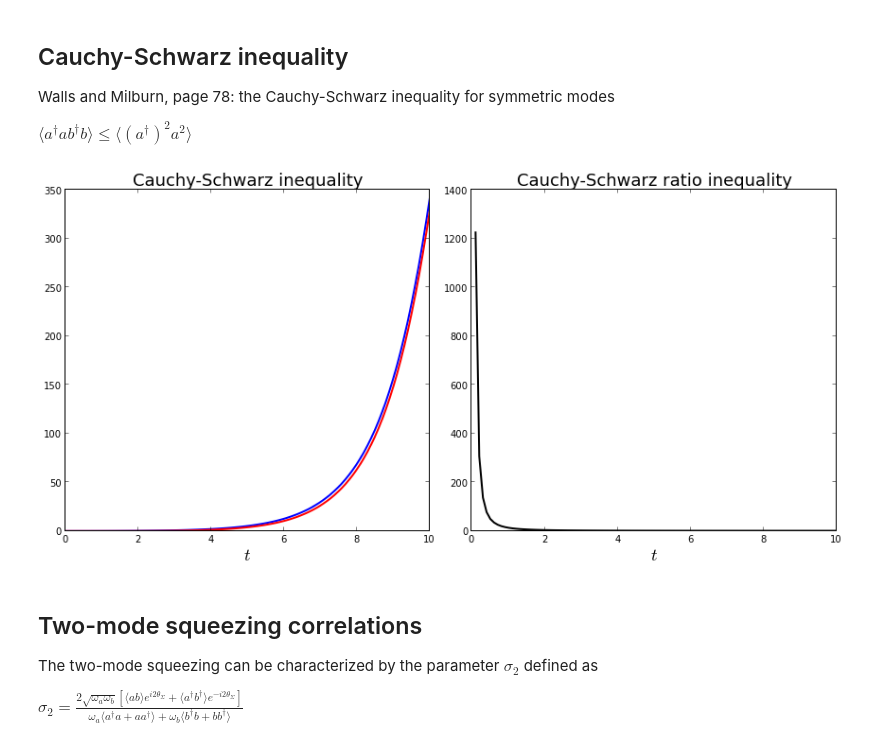
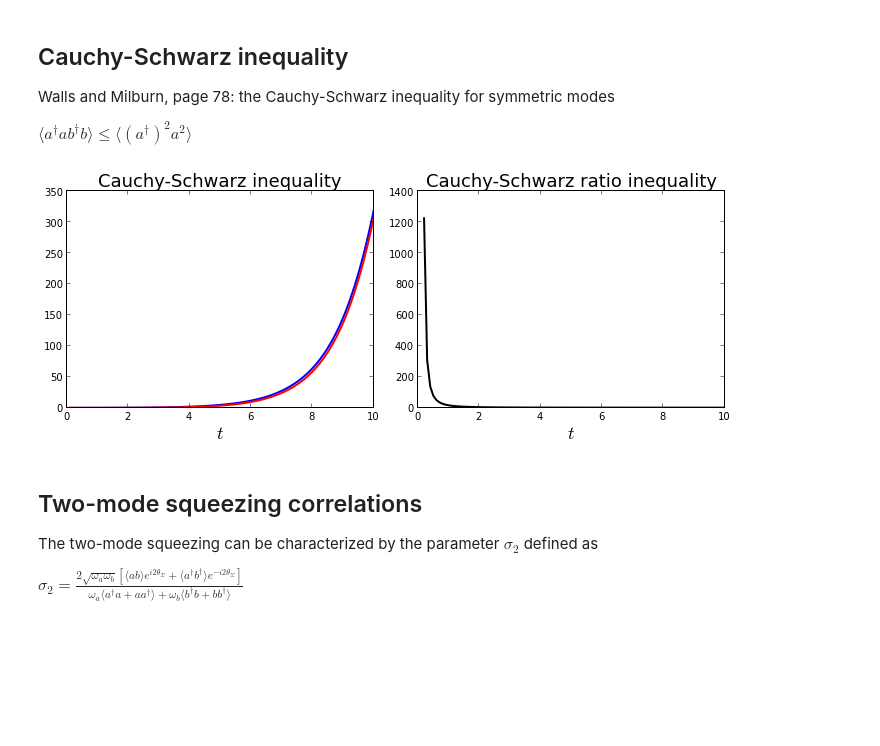
Before and after one commit to jrjohansson/qutip-lectures, a Jupyter notebook: Lecture-5-Parametric-Amplifier.ipynb, the cells around one changed output. Drawn from its saved outputs; the diff is of its cells as text; code cells hidden in the pictures; blank space fills up the shorter version.

```diff
--- a/Lecture-5-Parametric-Amplifier.ipynb
+++ b/Lecture-5-Parametric-Amplifier.ipynb
@@ -198,19 +198,19 @@ Walls and Milburn, page 78: the Cauchy-Schwarz inequality for symmetric modes
 
 $\langle a^\dagger a b^\dagger b\rangle \leq \langle(a^\dagger)^2a^2\rangle$
 # %%
-fig, axes = subplots(1, 2, figsize=(12,6))
+fig, axes = subplots(1, 2, figsize=(10,4))
 
 line1 = axes[0].plot(tlist, cs_lhs, 'b', tlist, cs_rhs, 'r', linewidth=2)
 axes[0].set_xlabel("$t$", fontsize=18)
 axes[0].set_title(r'Cauchy-Schwarz inequality', fontsize=18)
 
 line1 = axes[1].plot(tlist, cs_lhs / (cs_rhs), 'k', linewidth=2)
 axes[1].set_xlabel("$t$", fontsize=18)
 axes[1].set_title(r'Cauchy-Schwarz ratio inequality', fontsize=18)
 
 fig.tight_layout()
 # %% [output]
-[figure, old version]
+[figure, new version]
 # %% [markdown]
 Two-mode squeezing correlations
 -------------------------------
```
Also changed, not shown: parts of 6 cells of this notebook, 13 other files.
